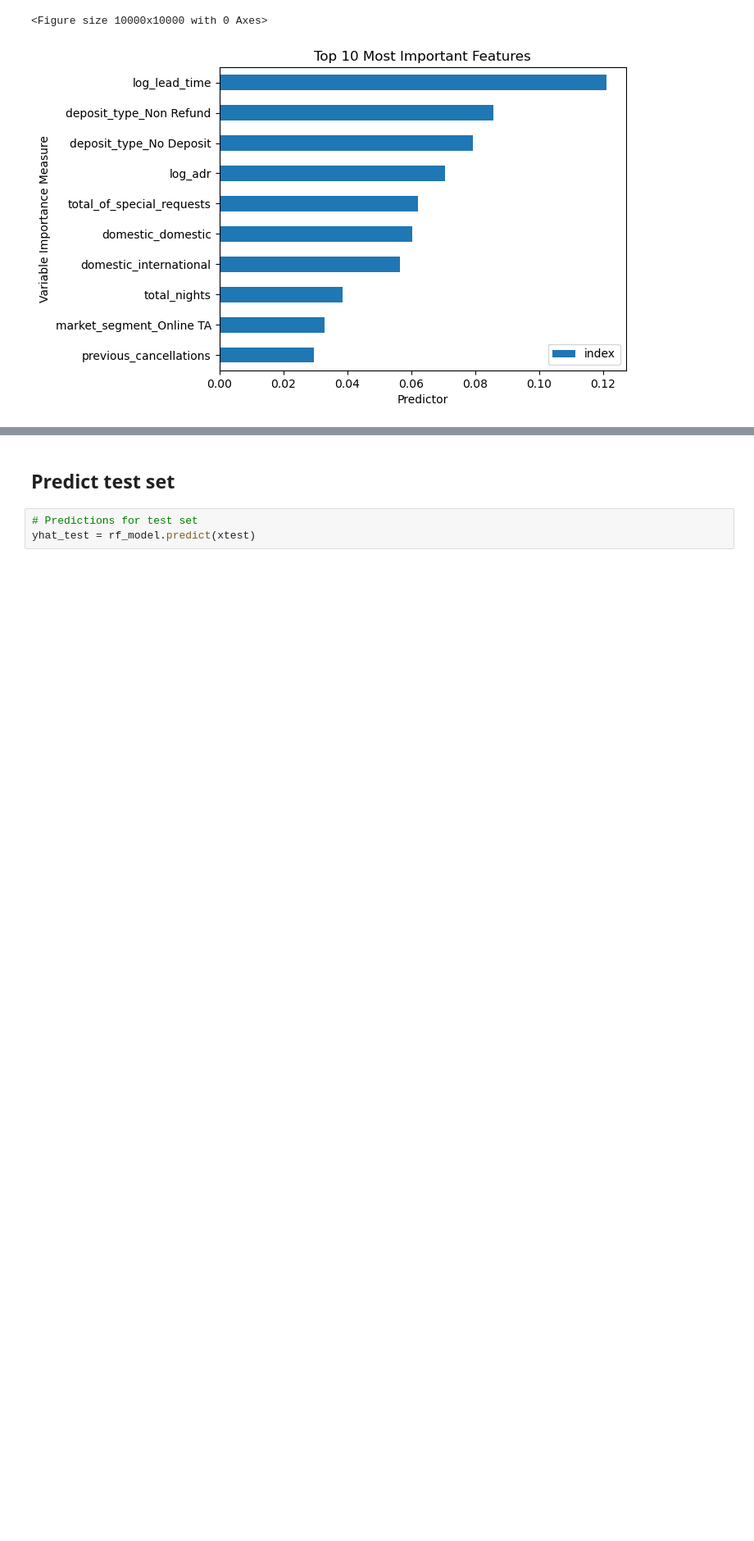
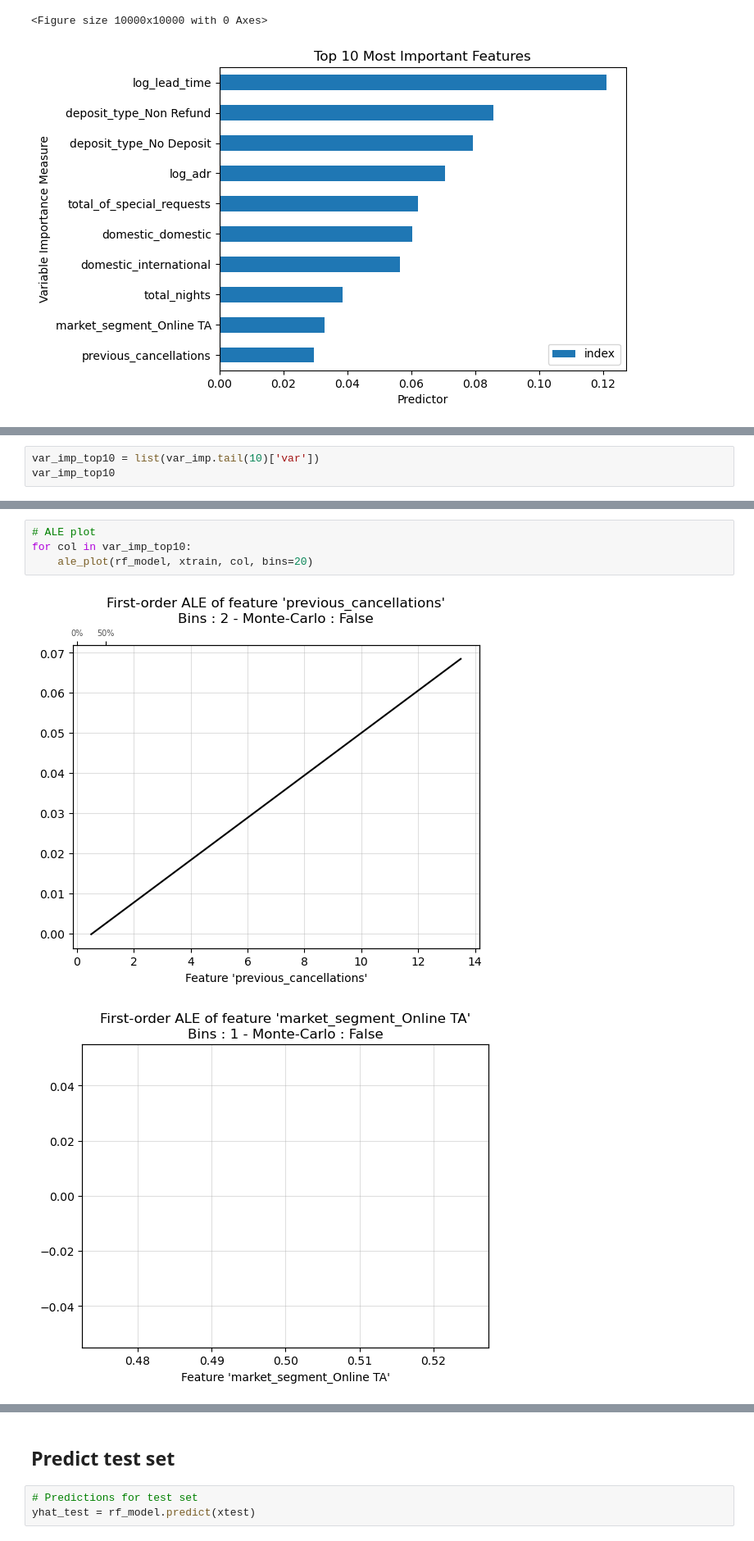
Before and after one commit to wenchengking/End-to-End-Hotel-Booking-Cancellation-Machine-Learning-Model, a Jupyter notebook: 05_Modeling/UMAP.ipynb, the cells around one changed output, grey strips where cells are left out. Shown at 82% size. Cells and saved outputs as stored; diff of their text form; blank space fills up the shorter version.

Commit message:
Added variable importance measures & Ale Plot
For the random forest model for original data (no PCA or UMAP) only

```diff
--- a/05_Modeling/UMAP.ipynb
+++ b/05_Modeling/UMAP.ipynb
@@ -217,0 +220,3 @@ plt.show()
+# %%
+var_imp_top10 = list(var_imp.tail(10)['var'])
+var_imp_top10
@@ -217,0 +234,7 @@ plt.show()
+# %%
+# ALE plot
+for col in var_imp_top10:
+    ale_plot(rf_model, xtrain, col, bins=20)
+# %% [output]
+[figure, added]
+[figure, added]
```
Also changed, not shown: parts of 4 cells of this notebook.
